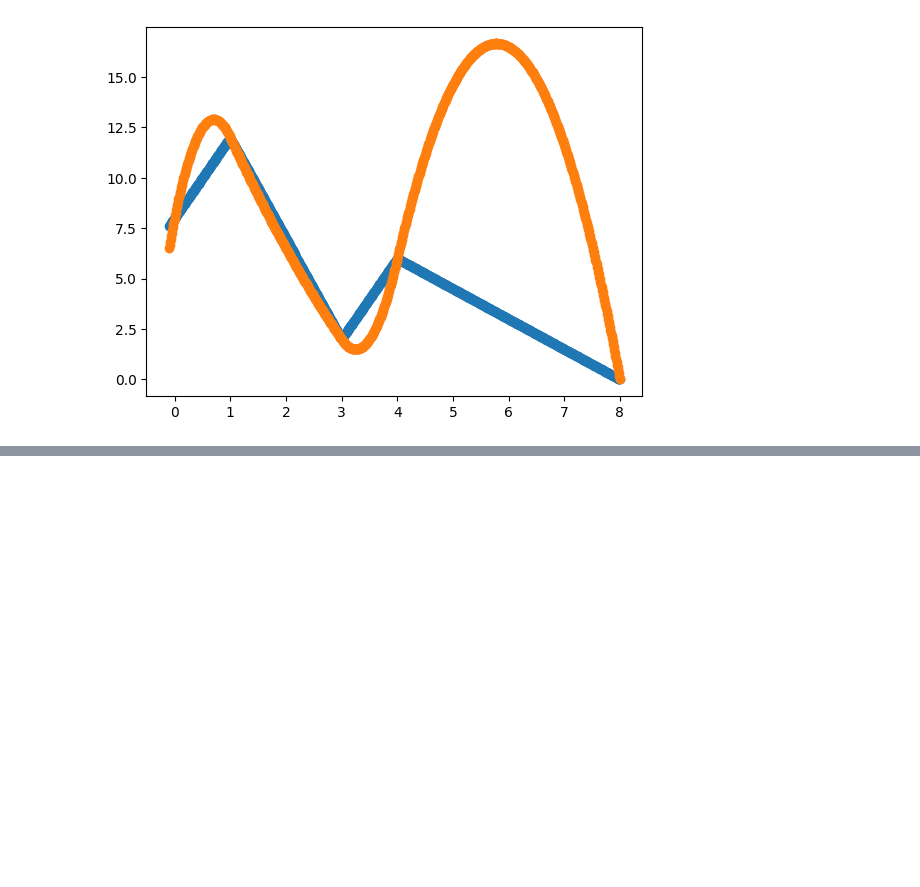
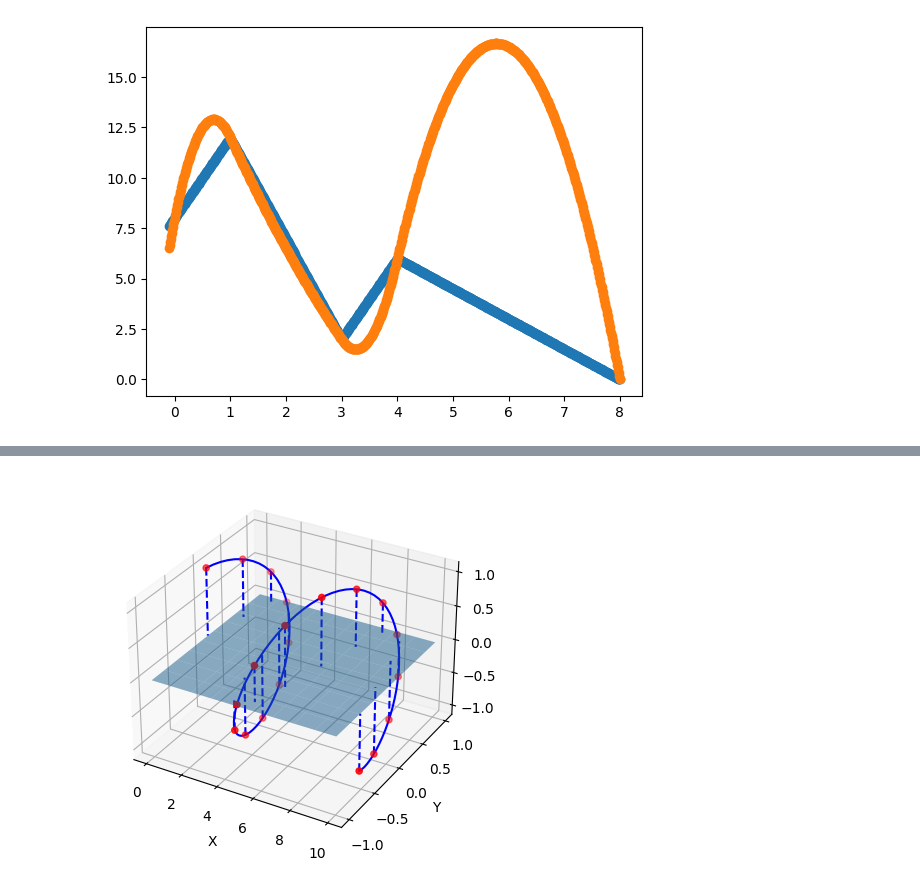
Before and after one commit to tirals88/Numerical-Mathematics-and-Computing, a Jupyter notebook: Chap6_Spline Functions.ipynb, the cells around one changed output, grey strips where cells are left out. Drawn from its saved outputs; the diff is of its cells as text; code cells hidden in the pictures; blank space fills up the shorter version.

```diff
--- a/Chap6_Spline Functions.ipynb
+++ b/Chap6_Spline Functions.ipynb
@@ -256,0 +204,44 @@ array([[ 0.36787944,  1.        ,  2.71828183],
+# %%
+#Chat GPT 참고 코드
+#Line26, 27의 scatter point-XYplane 간 plot 코드 질문
+
+import numpy as np
+import matplotlib.pyplot as plt
+from mpl_toolkits.mplot3d import Axes3D
+from scipy.interpolate import splprep, splev
+
+# Generate some random data points
+x = np.linspace(0, 10, 20)
+y = np.sin(x)
+z = np.cos(x)
+
+# Interpolate a spline through the data points
+tck, u = splprep([x, y, z], s=0)
+new_points = splev(np.linspace(0, 1, 100), tck)
+
+# Plot the original data points
+fig = plt.figure()
+ax = fig.add_subplot(111, projection='3d')
+
+# Plot scatter points
+ax.scatter(x, y, z, c='r', marker='o')
+
+# Plot lines between scatter points and x-y plane
+for i in range(len(x)):
+    ax.plot([x[i], x[i]], [y[i], y[i]], [z[i], 0], color='blue', linestyle='--')
+
+# Plot the spline curve
+ax.plot(new_points[0], new_points[1], new_points[2], c='b')
+
+# Plot the x-y plane
+xx, yy = np.meshgrid(np.linspace(min(x), max(x), 10), np.linspace(min(y), max(y), 10))
+zz = np.zeros_like(xx)
+ax.plot_surface(xx, yy, zz, alpha=0.5)
+
+# Set labels and show plot
+ax.set_xlabel('X')
+ax.set_ylabel('Y')
+ax.set_zlabel('Z')
+plt.show()
+# %% [output]
+[figure, added]
```
Also changed, not shown: parts of 22 cells of this notebook.
